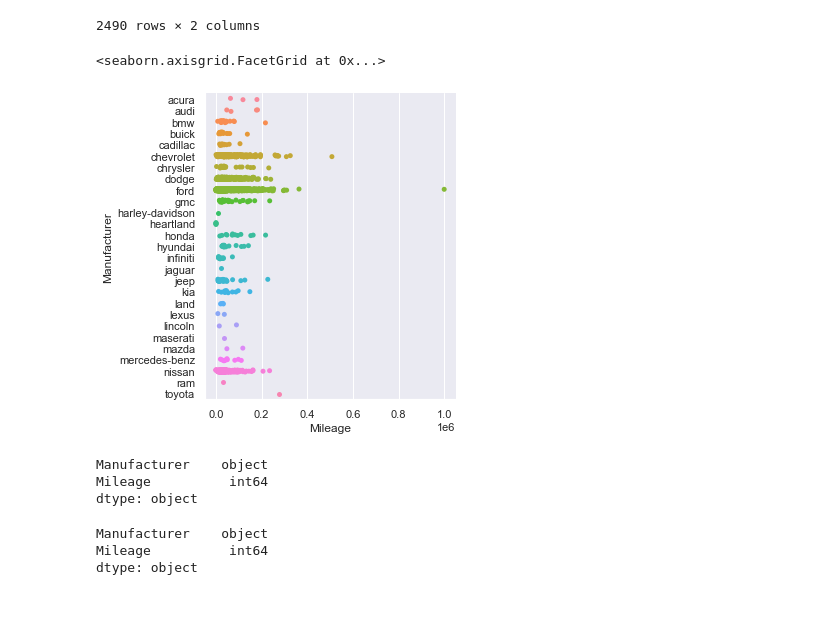
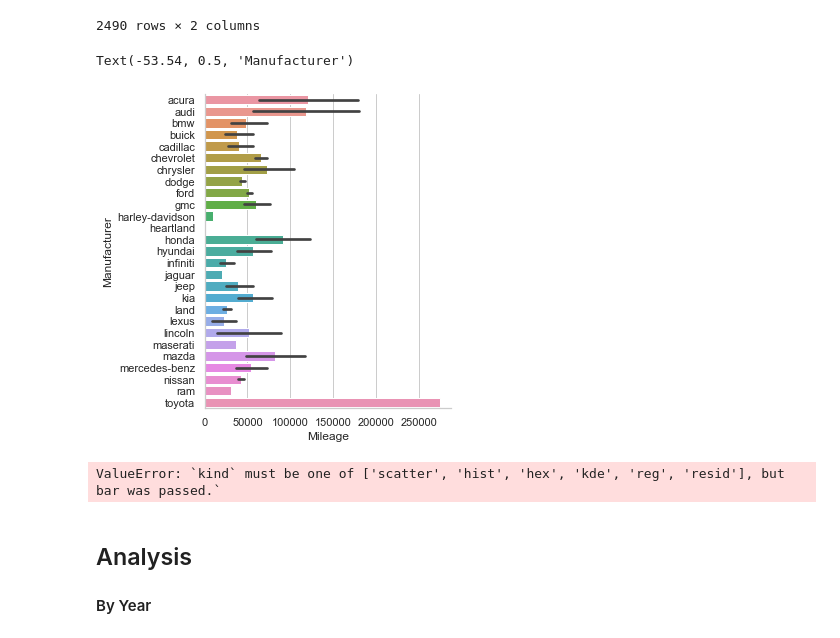
Before and after one commit to data301-2021-summer2/project-group35-project, a Jupyter notebook: analysis/Steven1/ExploratoryDataAnalysis(EDA)onmyDataset.ipynb, the cells around one changed output. Drawn from its saved outputs; the diff is of its cells as text; code cells hidden in the pictures; blank space fills up the shorter version.

```diff
--- a/analysis/Steven1/ExploratoryDataAnalysis(EDA)onmyDataset.ipynb
+++ b/analysis/Steven1/ExploratoryDataAnalysis(EDA)onmyDataset.ipynb
@@ -151,26 +150,27 @@ df_Method_Chain_by_Mileage_Graph
 | 505 | ram | 30421 |
 | 0 | toyota | 274117 |
 2490 rows × 2 columns
-# %%
-sns.catplot(data = df_Method_Chain_by_Mileage_Graph, y = "Manufacturer", x = "Mileage")
-
-#plt.xlabel("Mileage")
-#plt.ylabel("Manufacturer")
-#plt.title("Quality of Manufacturer's Cars Based on their Mileage"
-# %% [output]
-<seaborn.axisgrid.FacetGrid at 0x...>
-[figure, removed]
-# %%
-df_Method_Chain_by_Mileage_Graph.dtypes
-# %% [output]
-Manufacturer    object
-Mileage          int64
-dtype: object
-# %%
-df_Method_Chain_by_Mileage_Graph['Mileage'] = df_Method_Chain_by_Mileage_Graph['Mileage'].astype(int)
-# %%
-df_Method_Chain_by_Mileage_Graph.dtypes
-# %% [output]
-Manufacturer    object
-Mileage          int64
-dtype: object
+# %%
+sns.set_theme(style="whitegrid", rc={"axes.facecolor": (0, 0, 0, 0)})
+sns.catplot(data = df_Method_Chain_by_Mileage_Graph, y = "Manufacturer", x = "Mileage", kind = "bar")
+sns.set(rc={'figure.figsize':(1000,100)})
+
+
+plt.xlabel("Mileage")
+plt.ylabel("Manufacturer")
+# %% [output]
+Text(-53.54, 0.5, 'Manufacturer')
+[figure, added]
+# %%
+sns.set_theme(style="whitegrid")
+sns.jointplot(data = df_Method_Chain_by_Mileage_Graph, y = "Manufacturer", x = "Mileage", kind = "bar")
+#sns.set(rc={'figure.figsize':(1000,100)})
+
+
+plt.xlabel("Mileage")
+plt.ylabel("Manufacturer")
+# %% [output]
+ValueError: `kind` must be one of ['scatter', 'hist', 'hex', 'kde', 'reg', 'resid'], but bar was passed.`
+# %% [markdown]
+## Analysis
+#### By Year
```
Also changed, not shown: parts of 1 cell of this notebook.
